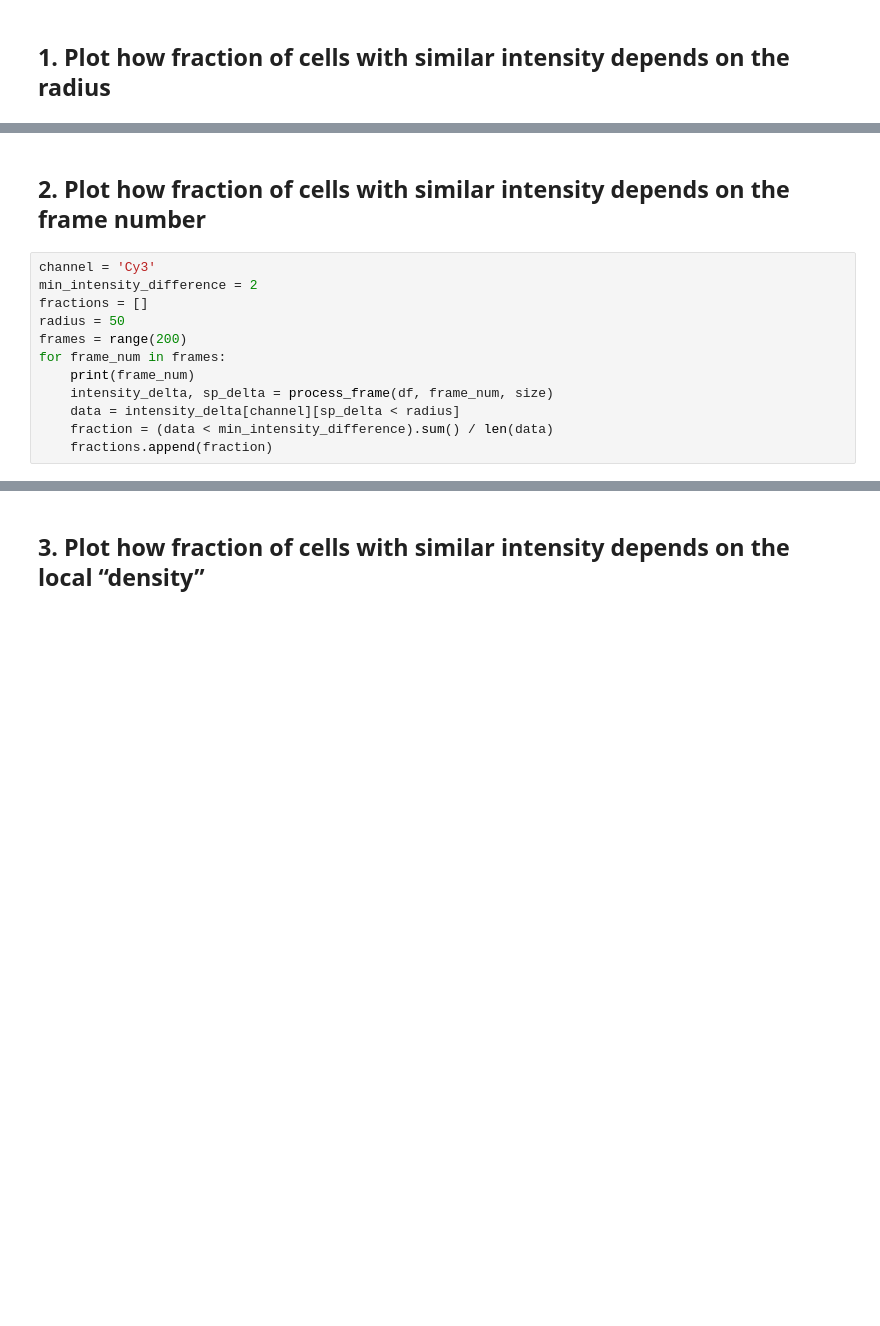
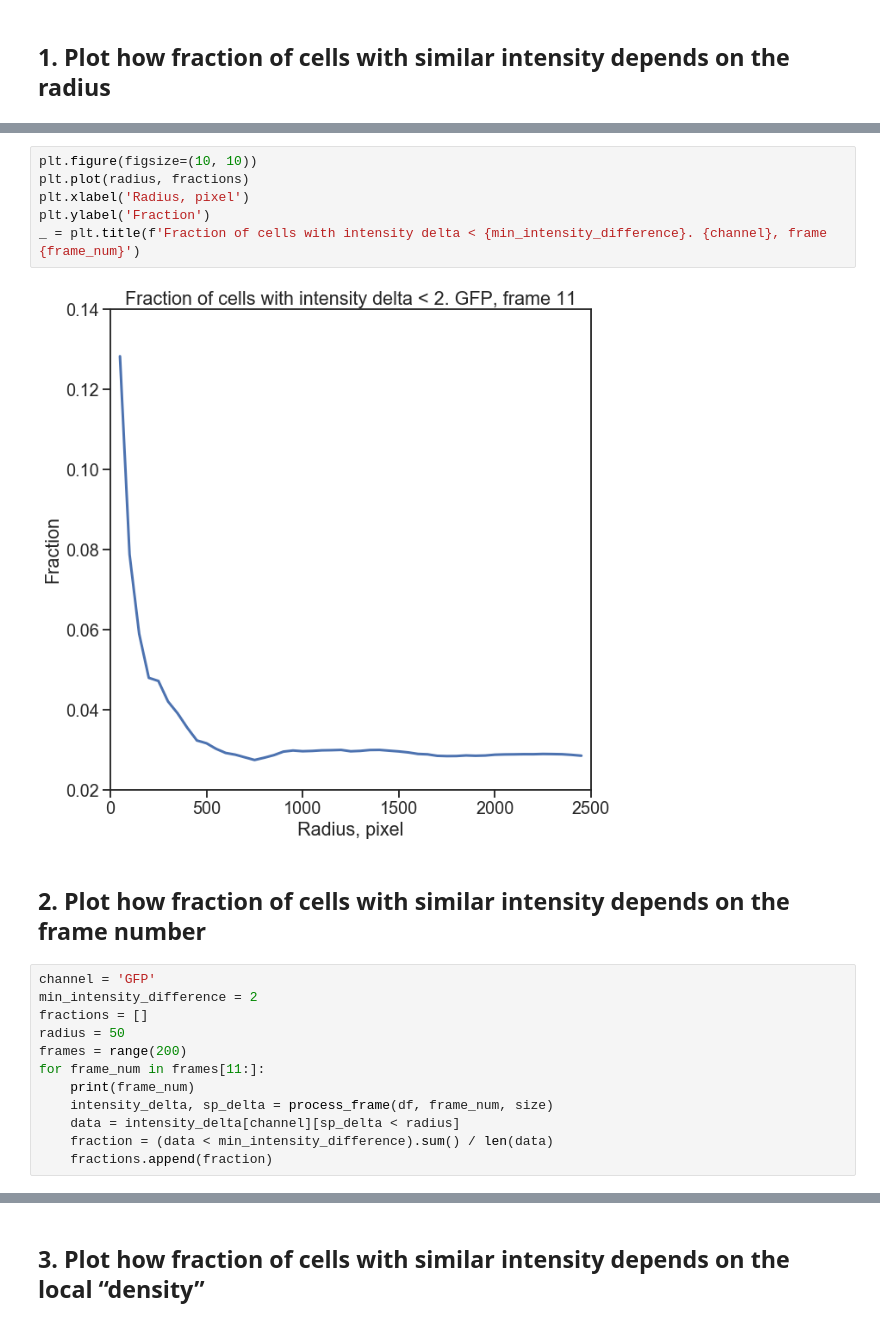
Before and after one commit to alexander-rakhlin/embl_project, a Jupyter notebook: notebooks/spatial-time-correlation-3.ipynb, the cells around one changed output, grey strips where cells are left out. Saved outputs shown, nothing was run; the diff lists cells and outputs as text; blank space fills up the shorter version.

```diff
--- a/notebooks/spatial-time-correlation-3.ipynb
+++ b/notebooks/spatial-time-correlation-3.ipynb
@@ -155,12 +154,20 @@ Text(0.5, 1.0, 'Fraction of cells with similar intensities. Cy3, frame 0')
+# %%
+plt.figure(figsize=(10, 10))
+plt.plot(radius, fractions)
+plt.xlabel('Radius, pixel')
+plt.ylabel('Fraction')
+_ = plt.title(f'Fraction of cells with intensity delta < {min_intensity_difference}. {channel}, frame {frame_num}')
+# %% [output]
+[figure, added]
 # %% [markdown]
 ## 2. Plot how fraction of cells with similar intensity depends on the frame number
 # %%
-channel = 'Cy3'
+channel = 'GFP'
 min_intensity_difference = 2
 fractions = []
 radius = 50
 frames = range(200)
-for frame_num in frames:
+for frame_num in frames[11:]:
     print(frame_num)
     intensity_delta, sp_delta = process_frame(df, frame_num, size)
     data = intensity_delta[channel][sp_delta < radius]
```
Also changed, not shown: parts of 14 cells of this notebook.
